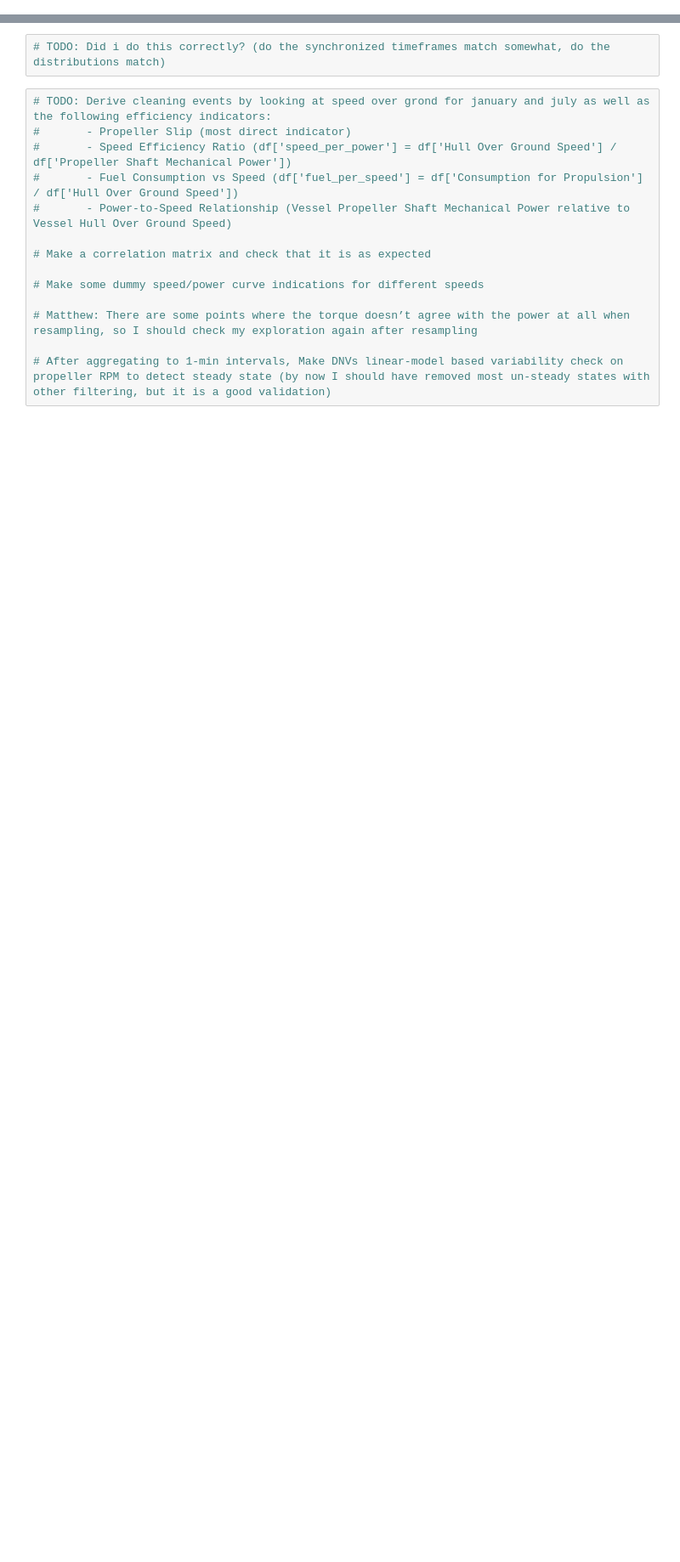
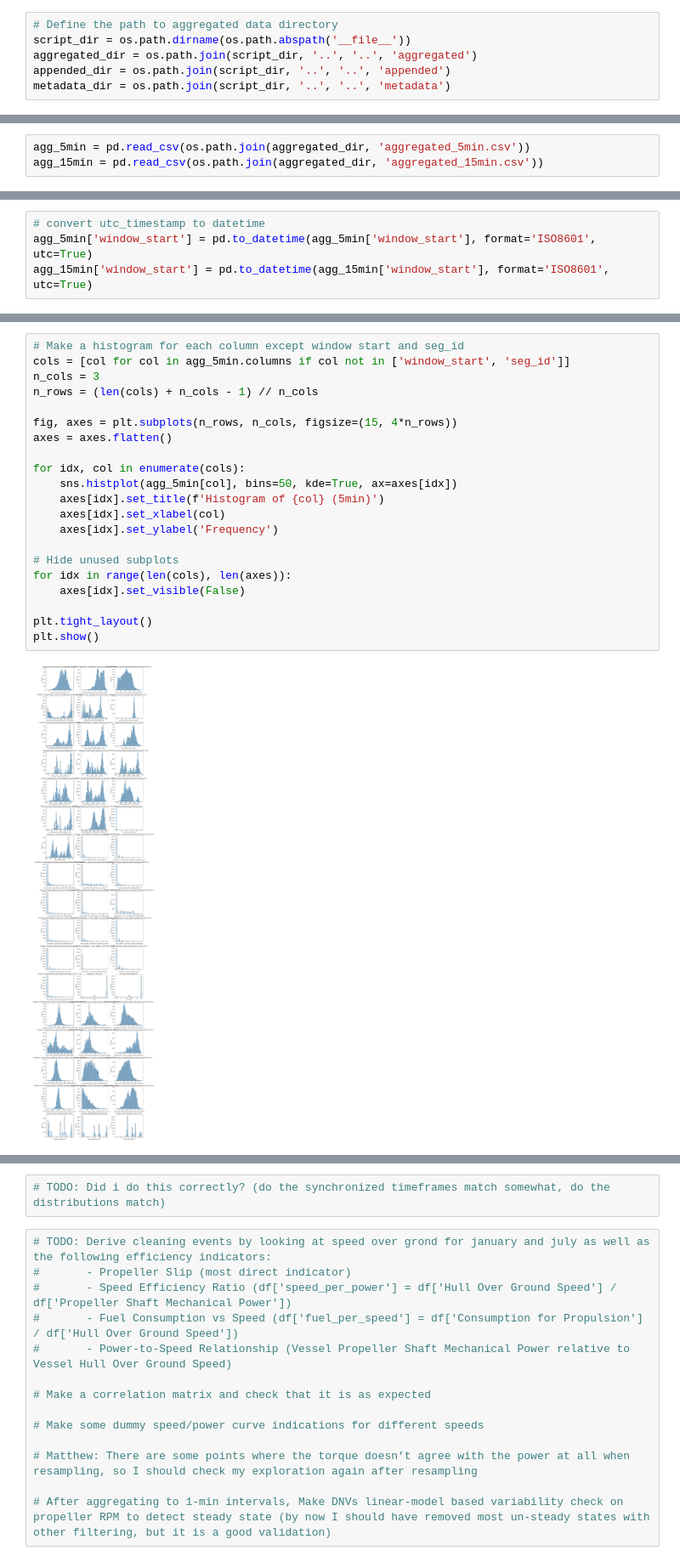
Before and after one commit to AugustBjerg/Master-s-thesis, a Jupyter notebook: code/data/cleaning-scripts/notebooks/post_agg_explore.ipynb, the cells around one changed output, grey strips where cells are left out. Shown at 85% size. Drawn from its saved outputs; the diff is of its cells as text; blank space fills up the shorter version.

```diff
--- a/code/data/cleaning-scripts/notebooks/post_agg_explore.ipynb
+++ b/code/data/cleaning-scripts/notebooks/post_agg_explore.ipynb
@@ -0,0 +17,6 @@
+# %%
+# Define the path to aggregated data directory
+script_dir = os.path.dirname(os.path.abspath('__file__'))
+aggregated_dir = os.path.join(script_dir, '..', '..', 'aggregated')
+appended_dir = os.path.join(script_dir, '..', '..', 'appended')
+metadata_dir = os.path.join(script_dir, '..', '..', 'metadata')
@@ -0,0 +25,3 @@
+# %%
+agg_5min = pd.read_csv(os.path.join(aggregated_dir, 'aggregated_5min.csv'))
+agg_15min = pd.read_csv(os.path.join(aggregated_dir, 'aggregated_15min.csv'))
@@ -0,0 +79,4 @@
+# %%
+# convert utc_timestamp to datetime
+agg_5min['window_start'] = pd.to_datetime(agg_5min['window_start'], format='ISO8601', utc=True)
+agg_15min['window_start'] = pd.to_datetime(agg_15min['window_start'], format='ISO8601', utc=True)
@@ -0,0 +87,23 @@
+# %%
+# Make a histogram for each column except window start and seg_id
+cols = [col for col in agg_5min.columns if col not in ['window_start', 'seg_id']]
+n_cols = 3
+n_rows = (len(cols) + n_cols - 1) // n_cols
+
+fig, axes = plt.subplots(n_rows, n_cols, figsize=(15, 4*n_rows))
+axes = axes.flatten()
+
+for idx, col in enumerate(cols):
+    sns.histplot(agg_5min[col], bins=50, kde=True, ax=axes[idx])
+    axes[idx].set_title(f'Histogram of {col} (5min)')
+    axes[idx].set_xlabel(col)
+    axes[idx].set_ylabel('Frequency')
+
+# Hide unused subplots
+for idx in range(len(cols), len(axes)):
+    axes[idx].set_visible(False)
+
+plt.tight_layout()
+plt.show()
+# %% [output]
+[figure, added]
```
Also changed, not shown: parts of 18 cells of this notebook, 3 other files.
